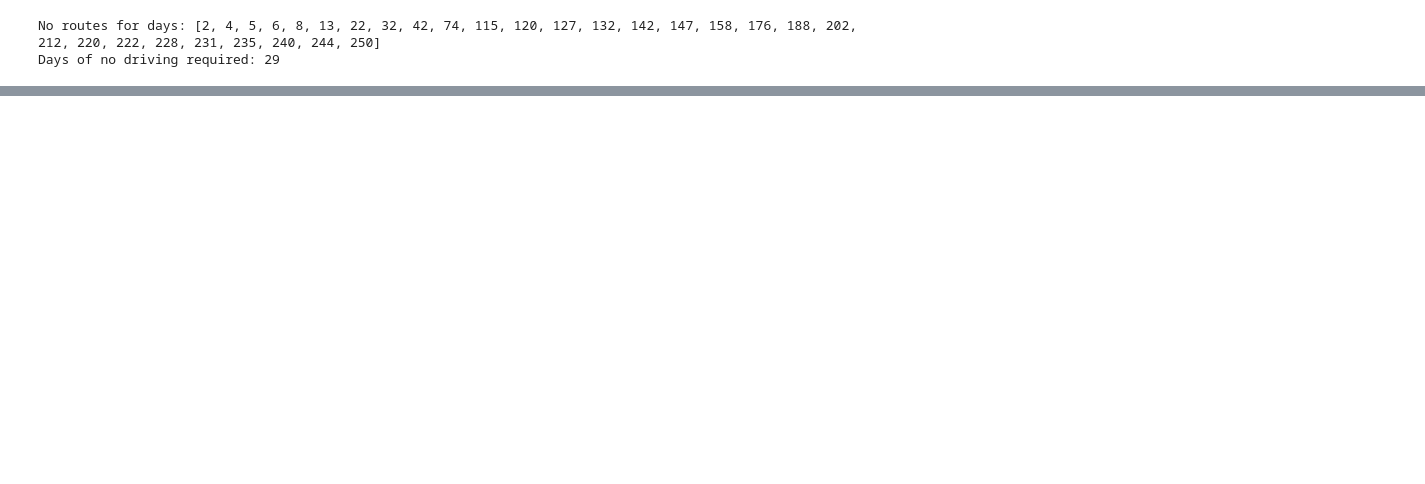
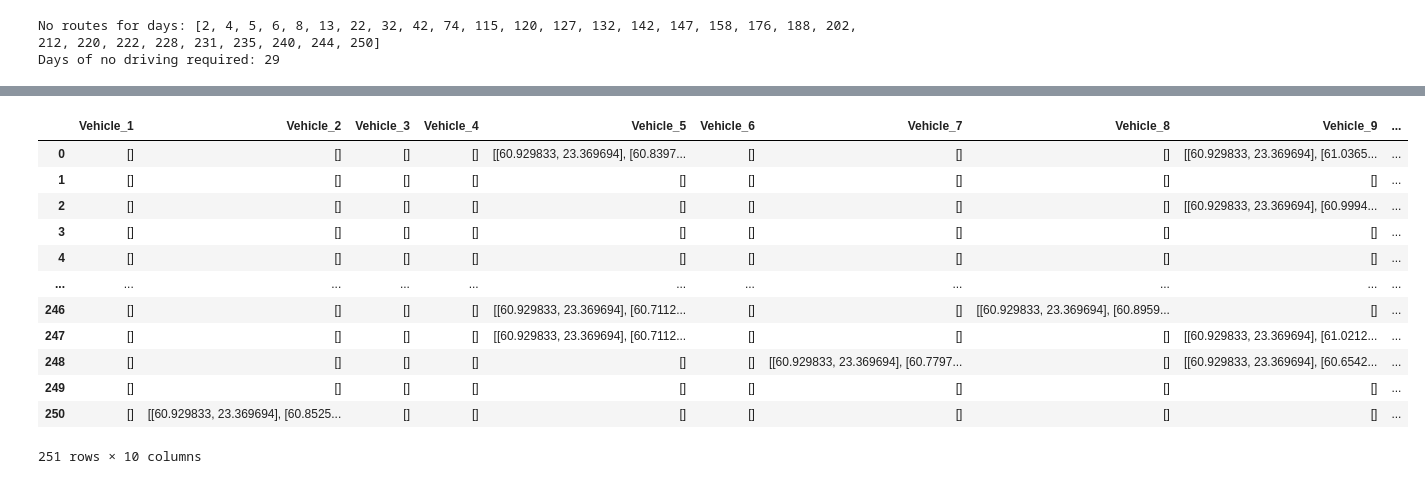
Before and after one commit to Kaspereloranta/Dippa, a Jupyter notebook: results/results_visualization.ipynb, the cells around one changed output, grey strips where cells are left out. Drawn from its saved outputs; the diff is of its cells as text; code cells hidden in the pictures; blank space fills up the shorter version.

Commit message:
routes of vehicles

```diff
--- a/results/results_visualization.ipynb
+++ b/results/results_visualization.ipynb
@@ -83,5 +83,6 @@ coord_df
 395 rows × 3 columns
 # %%
 merged_df = df.applymap(lambda route: [coord_df.loc[idx, ['latitude', 'longitude']].tolist() for idx in route])
+routes_with_dates = df.applymap(lambda route: [coord_df.loc[idx, ['latitude', 'longitude']].tolist() for idx in route])
 # %%
-merged_df
+routes_with_dates['Day'] = routes_with_dates.reset_index().index+1
@@ -135,0 +121,16 @@ df_drive_days_only
+# %%
+routes_with_dates
+# %% [output]
+|  | Vehicle_1 | Vehicle_2 | Vehicle_3 | Vehicle_4 | Vehicle_5 | Vehicle_6 | Vehicle_7 | Vehicle_8 | Vehicle_9 | ... |
+| 0 | [] | [] | [] | [] | [[60.929833, 23.369694], [60.8397... | [] | [] | [] | [[60.929833, 23.369694], [61.0365... | ... |
+| 1 | [] | [] | [] | [] | [] | [] | [] | [] | [] | ... |
+| 2 | [] | [] | [] | [] | [] | [] | [] | [] | [[60.929833, 23.369694], [60.9994... | ... |
+| 3 | [] | [] | [] | [] | [] | [] | [] | [] | [] | ... |
+| 4 | [] | [] | [] | [] | [] | [] | [] | [] | [] | ... |
+| ... | ... | ... | ... | ... | ... | ... | ... | ... | ... | ... |
+| 246 | [] | [] | [] | [] | [[60.929833, 23.369694], [60.7112... | [] | [] | [[60.929833, 23.369694], [60.8959... | [] | ... |
+| 247 | [] | [] | [] | [] | [[60.929833, 23.369694], [60.7112... | [] | [] | [] | [[60.929833, 23.369694], [61.0212... | ... |
+| 248 | [] | [] | [] | [] | [] | [] | [[60.929833, 23.369694], [60.7797... | [] | [[60.929833, 23.369694], [60.6542... | ... |
+| 249 | [] | [] | [] | [] | [] | [] | [] | [] | [] | ... |
+| 250 | [] | [[60.929833, 23.369694], [60.8525... | [] | [] | [] | [] | [] | [] | [] | ... |
+251 rows × 10 columns
```
Also changed, not shown: parts of 8 cells of this notebook.
